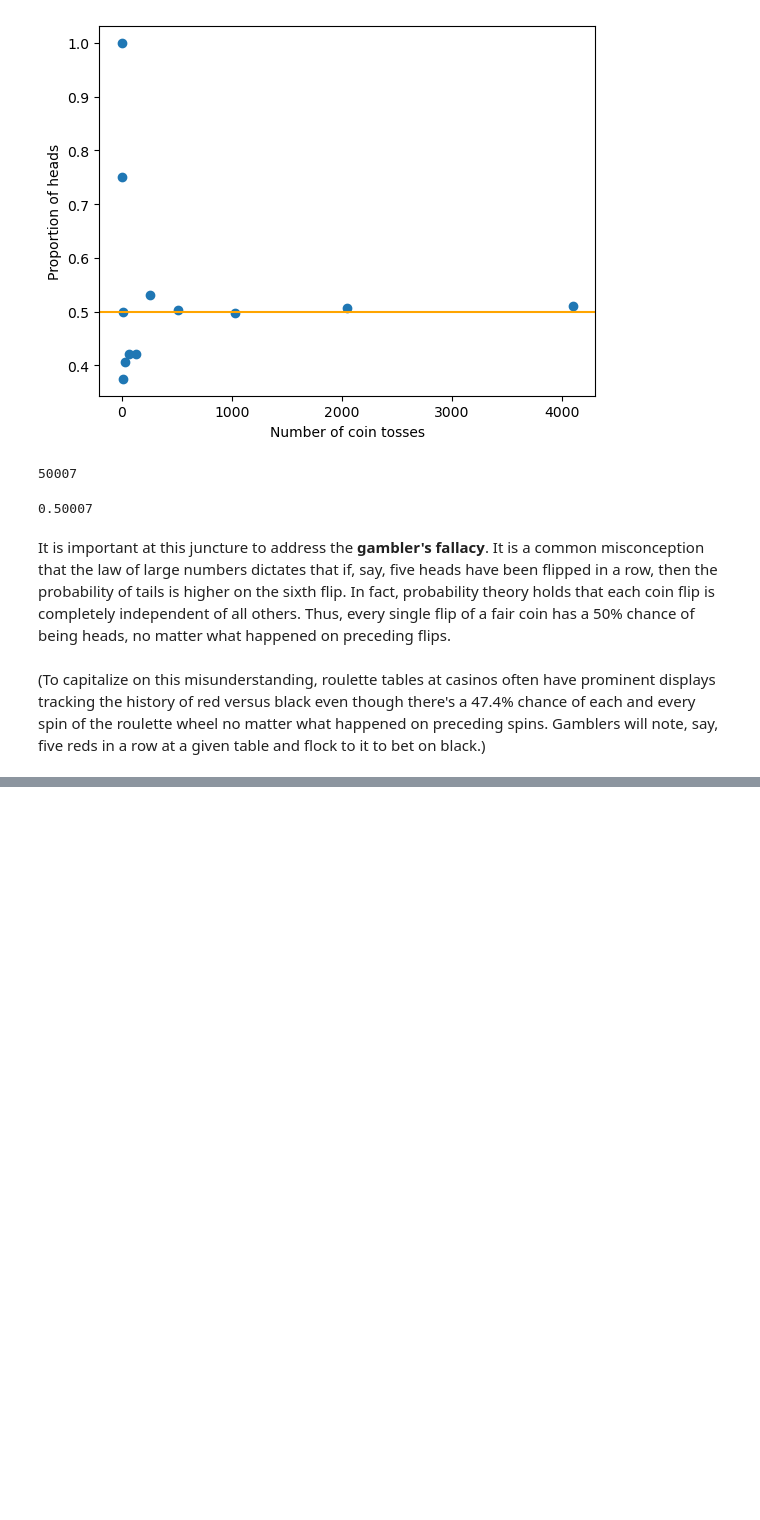
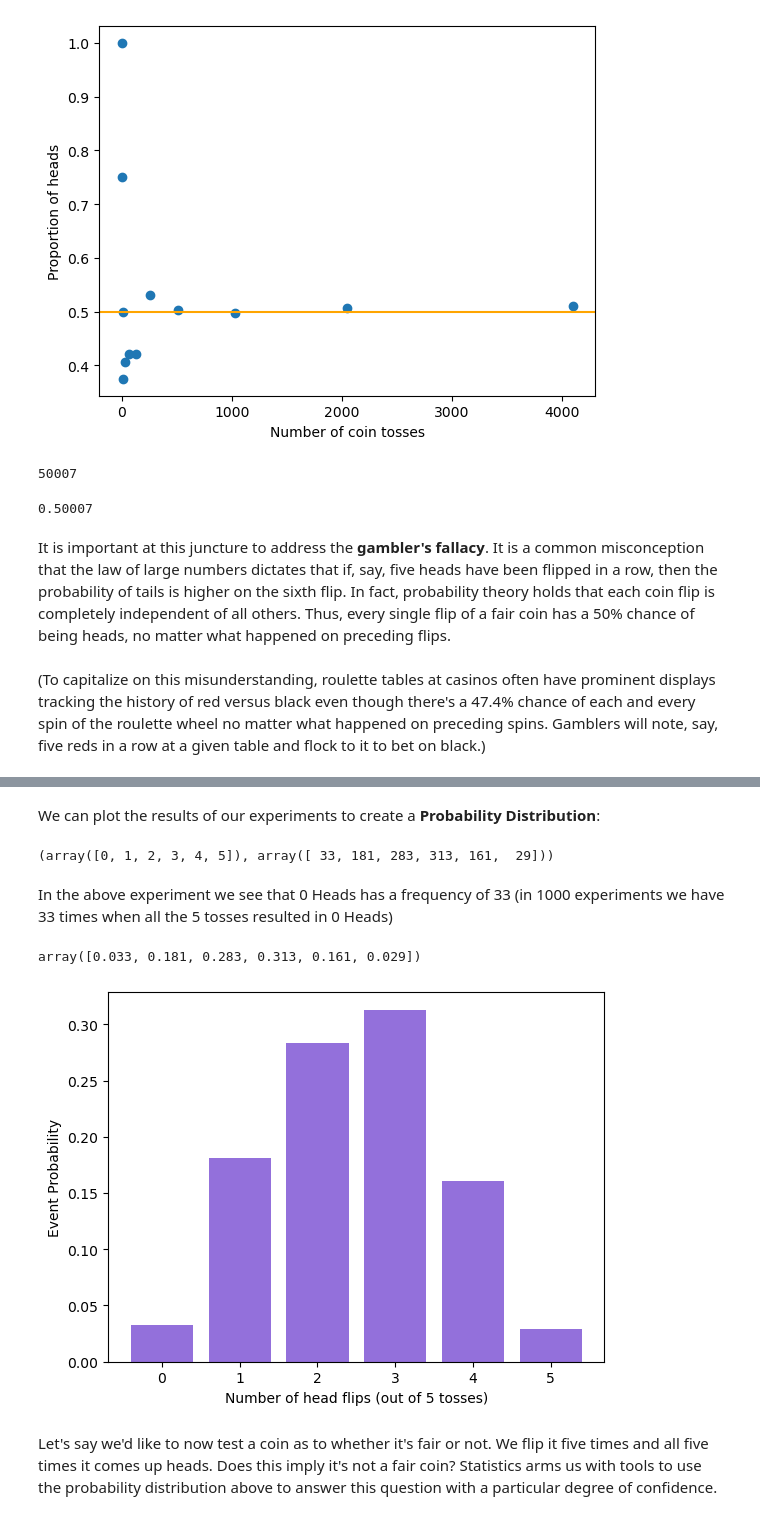
Before and after one commit to sjagadee/math_for_ai_ml, a Jupyter notebook: 5-probalility/1-intro-to-probalility.ipynb, the cells around one changed output, grey strips where cells are left out. Saved outputs shown, nothing was run; the diff lists cells and outputs as text; code cells hidden in the pictures; blank space fills up the shorter version.

```diff
--- a/5-probalility/1-intro-to-probalility.ipynb
+++ b/5-probalility/1-intro-to-probalility.ipynb
@@ -177,0 +182,29 @@ It is important at this juncture to address the **gambler's fallacy**. It is a c
+# %%
+n_experiments = 1000
+head_count = np.random.binomial(5, 0.5, n_experiments)
+# %% [markdown]
+We can plot the results of our experiments to create a **Probability Distribution**:
+# %%
+# Calculating the frequency of Heads in our experiment of 1000 times
+# heads = 0, 1, 2, 3, 4, 5 this denotes the number of heads in each experiment
+# event_count denotes the frequency of each head in 1000 experiments
+
+heads, event_count = np.unique(head_count, return_counts=True)
+heads, event_count
+# %% [output]
+(array([0, 1, 2, 3, 4, 5]), array([ 33, 181, 283, 313, 161,  29]))
+# %% [markdown]
+In the above experiment we see that 0 Heads has a frequency of 33 (in 1000 experiments we have 33 times when all the 5 tosses resulted in 0 Heads)
+# %%
+event_pobability = event_count / n_experiments
+event_pobability
+# %% [output]
+array([0.033, 0.181, 0.283, 0.313, 0.161, 0.029])
+# %%
+plt.bar(heads, event_pobability, color="mediumpurple")
+plt.xlabel("Number of head flips (out of 5 tosses)")
+_ = plt.ylabel("Event Probability")
+# %% [output]
+[figure, added]
+# %% [markdown]
+Let's say we'd like to now test a coin as to whether it's fair or not. We flip it five times and all five times it comes up heads. Does this imply it's not a fair coin? Statistics arms us with tools to use the probability distribution above to answer this question with a particular degree of confidence.
```
Also changed, not shown: parts of 1 cell of this notebook.
